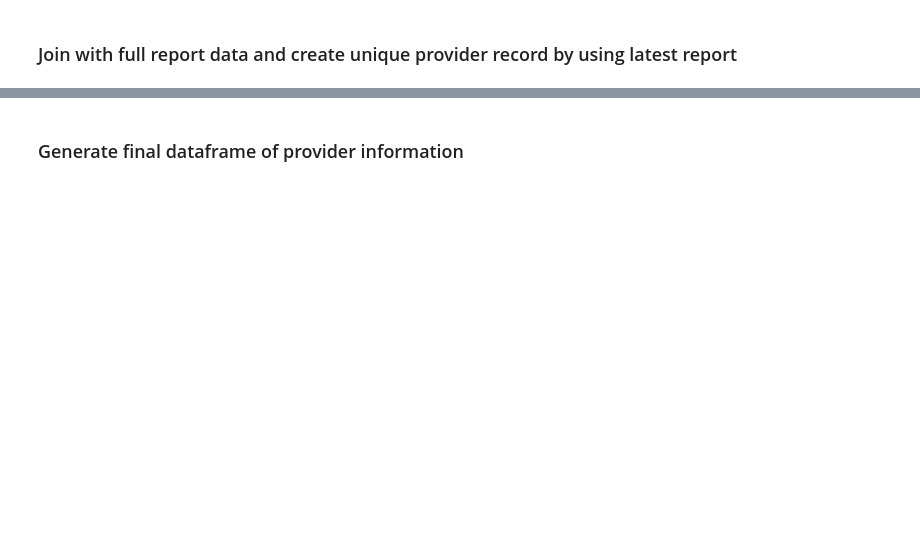
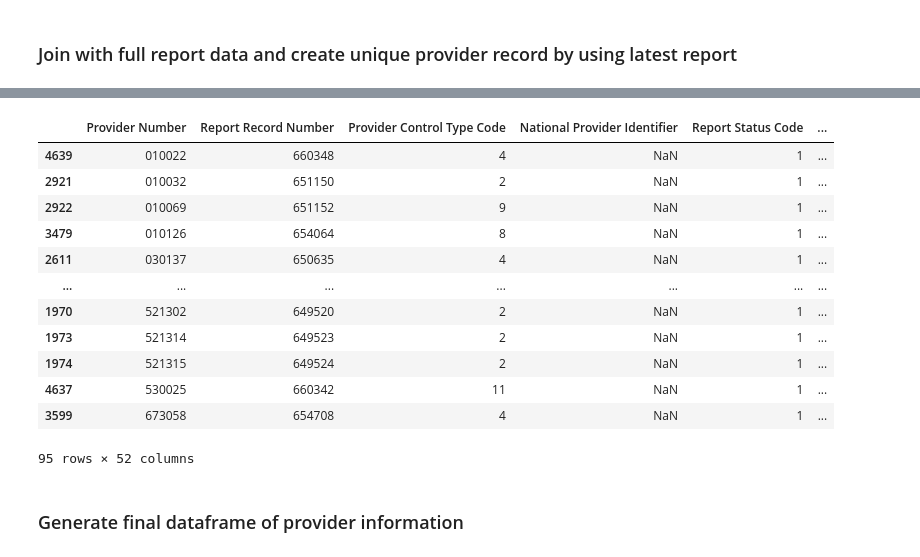
Before and after one commit to covidcaremap/covid19-healthsystemcapacity, a Jupyter notebook: nbs/usa_hcris2018_facilitybedcounts_v2.ipynb, the cells around one changed output, grey strips where cells are left out. Drawn from its saved outputs; the diff is of its cells as text; code cells hidden in the pictures; blank space fills up the shorter version.

```diff
--- a/nbs/usa_hcris2018_facilitybedcounts_v2.ipynb
+++ b/nbs/usa_hcris2018_facilitybedcounts_v2.ipynb
@@ -413,3 +438,20 @@ full_df = full_df.drop_duplicates('Provider Number')
+# %%
+# check that duplicates are dropped by Fiscal Year End Date correctly
+full_df.loc[full_df['Provider Number'].isin(dup_provider_nums)].sort_values('Provider Number')
+# %% [output]
+|  | Provider Number | Report Record Number | Provider Control Type Code | National Provider Identifier | Report Status Code | ... |
+| 4639 | 010022 | 660348 | 4 | NaN | 1 | ... |
+| 2921 | 010032 | 651150 | 2 | NaN | 1 | ... |
+| 2922 | 010069 | 651152 | 9 | NaN | 1 | ... |
+| 3479 | 010126 | 654064 | 8 | NaN | 1 | ... |
+| 2611 | 030137 | 650635 | 4 | NaN | 1 | ... |
+| ... | ... | ... | ... | ... | ... | ... |
+| 1970 | 521302 | 649520 | 2 | NaN | 1 | ... |
+| 1973 | 521314 | 649523 | 2 | NaN | 1 | ... |
+| 1974 | 521315 | 649524 | 2 | NaN | 1 | ... |
+| 4637 | 530025 | 660342 | 11 | NaN | 1 | ... |
+| 3599 | 673058 | 654708 | 4 | NaN | 1 | ... |
+95 rows × 52 columns
 # %% [markdown]
 ### Generate final dataframe of provider information
 # %%
```
Also changed, not shown: parts of 7 cells of this notebook, 1 other file.
